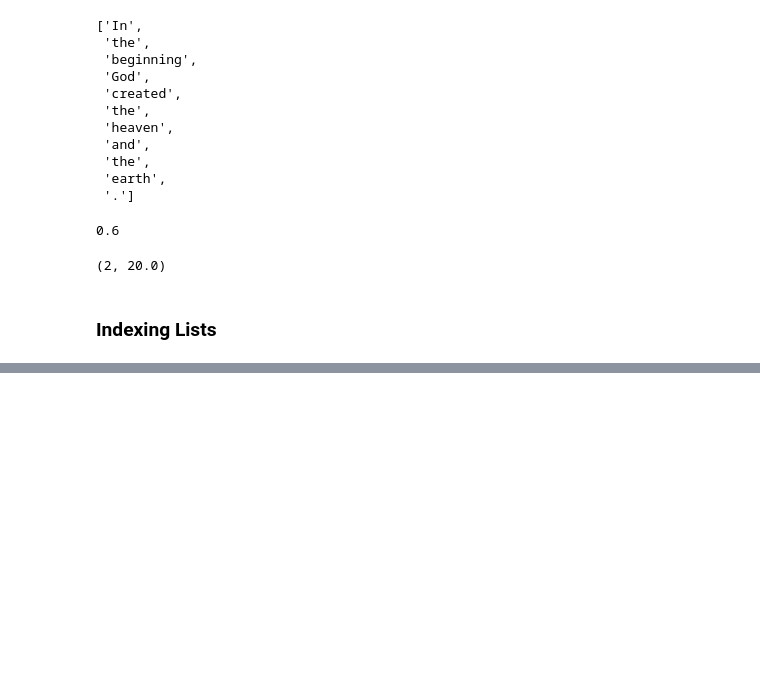
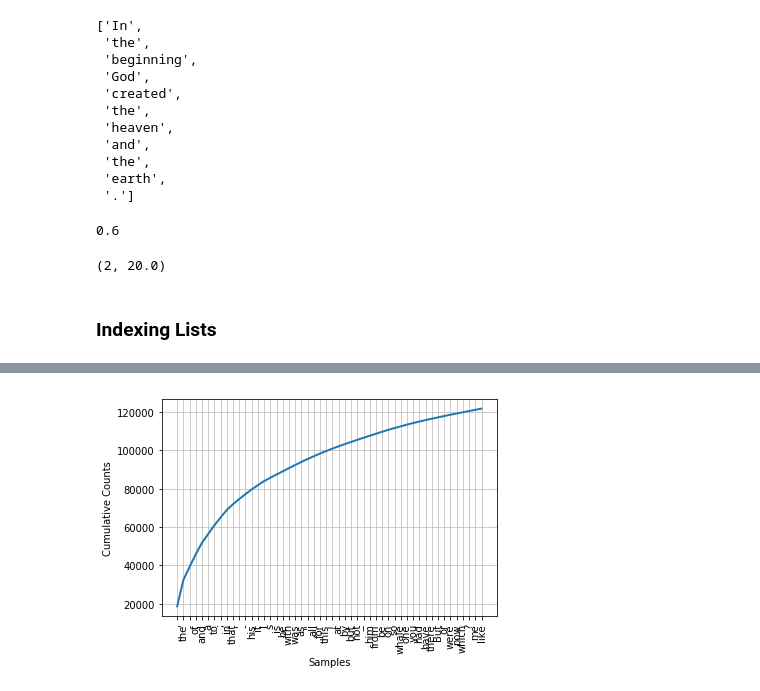
Before and after one commit to waynebli/NLTK_book, a Jupyter notebook: Chapter 01 - Language Processing and Python.ipynb, the cells around one changed output, grey strips where cells are left out. Cells and saved outputs as stored; diff of their text form; code cells hidden in the pictures; blank space fills up the shorter version.

```diff
--- a/Chapter 01 - Language Processing and Python.ipynb
+++ b/Chapter 01 - Language Processing and Python.ipynb
@@ -267,0 +313,3 @@ word_richness('you', ex1)
+# %%
+fdist1 = FreqDist(text1)
+print(fdist1)
@@ -267,0 +363,5 @@ word_richness('you', ex1)
+# %%
+# cumulative frequency plot
+fdist1.plot(50, cumulative = True)
+# %% [output]
+[figure, added]
```
Also changed, not shown: parts of 17 cells of this notebook.
